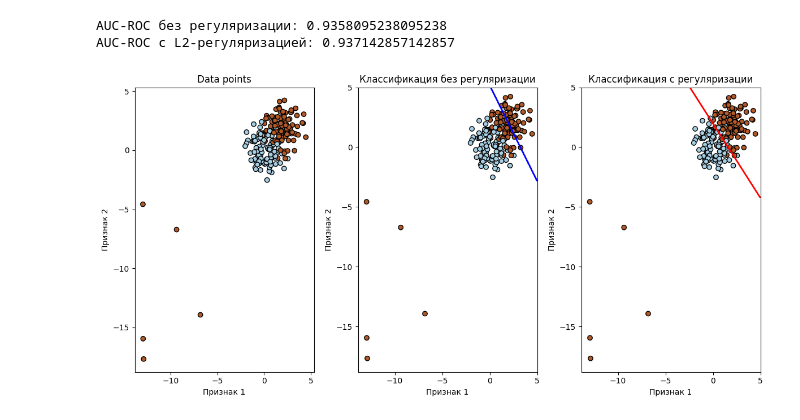
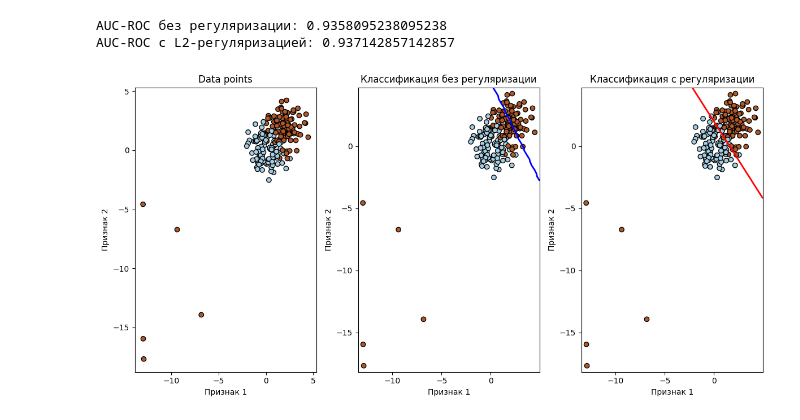
Before and after one commit to ditrigo/ai_intro_sem, a Jupyter notebook: 8_data_logistic/data_logistic.ipynb, the cells around one changed output. Saved outputs shown, nothing was run; the diff lists cells and outputs as text; code cells hidden in the pictures.

```diff
--- a/8_data_logistic/data_logistic.ipynb
+++ b/8_data_logistic/data_logistic.ipynb
@@ -52,33 +52,33 @@ plt.figure(figsize=(12, 6))
 # Визуализация данных
 plt.subplot(1, 3, 1)
 plt.scatter(X[:, 1], X[:, 2], c=y, cmap=plt.cm.Paired, edgecolors='k')
 plt.title('Data points')
 plt.xlabel('Признак 1')
 plt.ylabel('Признак 2')
 
 # Визуализация разделяющей гиперплоскости без регуляризации
 plt.subplot(1, 3, 2)
 plt.scatter(X[:, 1], X[:, 2], c=y, cmap=plt.cm.Paired, edgecolors='k')
-xmin, xmax = -5, 5
-ymin, ymax = -5, 5
+xmin, xmax = X[:, 1].min() - 0.5, X[:, 1].max() + 0.5
+ymin, ymax = X[:, 2].min() - 0.5, X[:, 2].max() + 0.5
 xx, yy = np.meshgrid(np.linspace(xmin, xmax, 100), np.linspace(ymin, ymax, 100))
 X_mesh = np.c_[np.ones((xx.ravel().shape[0], 1)), xx.ravel(), yy.ravel()]
 Z_no_reg = sigmoid(X_mesh.dot(w_no_reg)).reshape(xx.shape)
 plt.contour(xx, yy, Z_no_reg, levels=[0.5], linewidths=2, colors='blue')
 plt.title('Классификация без регуляризации')
 plt.xlabel('Признак 1')
 plt.ylabel('Признак 2')
 
 # Визуализация разделяющей гиперплоскости с L2-регуляризацией
 plt.subplot(1, 3, 3)
 plt.scatter(X[:, 1], X[:, 2], c=y, cmap=plt.cm.Paired, edgecolors='k')
 Z_with_reg = sigmoid(X_mesh.dot(w_with_reg)).reshape(xx.shape)
 plt.contour(xx, yy, Z_with_reg, levels=[0.5], linewidths=2, colors='red')
 plt.title('Классификация с регуляризации')
 plt.xlabel('Признак 1')
 plt.ylabel('Признак 2')
 
 plt.tight_layout()
 plt.show()
 # %% [output]
-[figure, old version]
+[figure, new version]
```
